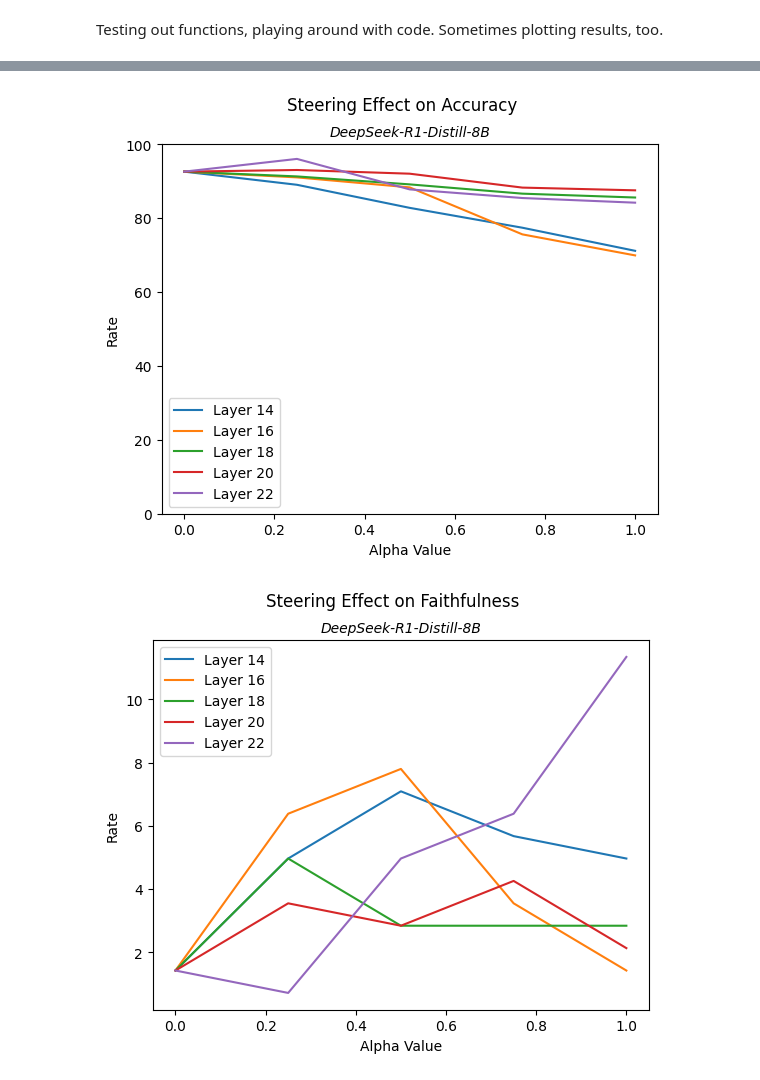
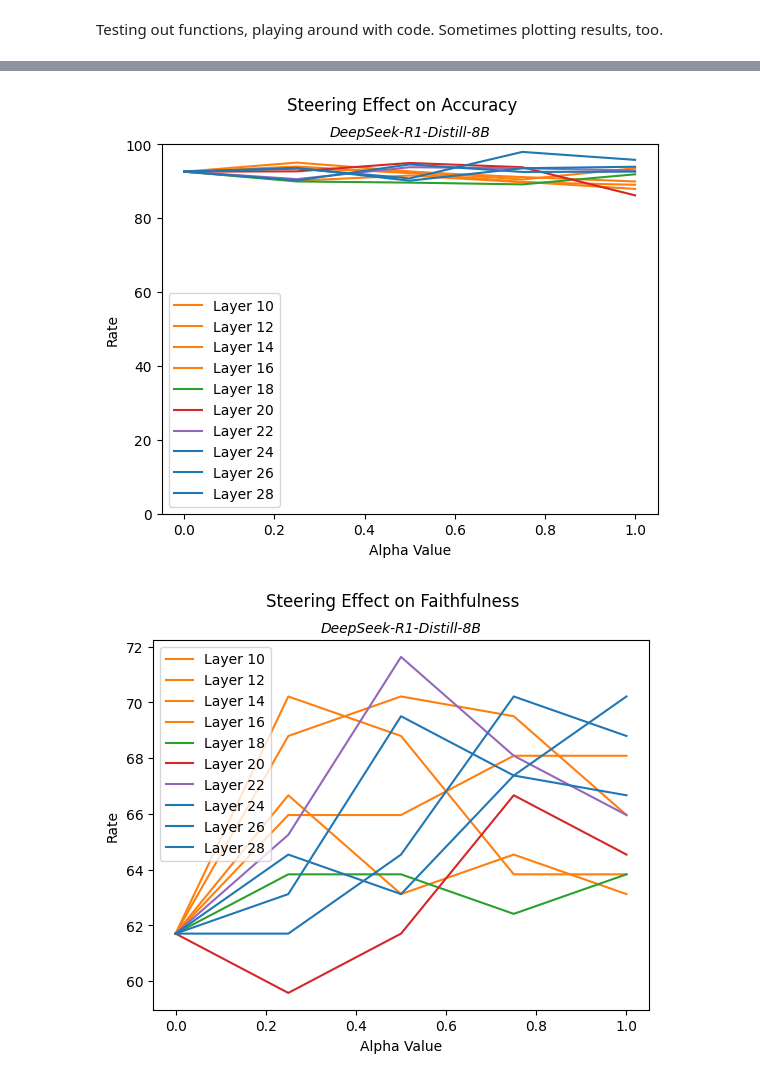
Before and after one commit to achyutha11/steering_faithfulness, a Jupyter notebook: notebooks/steering_exps.ipynb, the cells around one changed output, grey strips where cells are left out. Drawn from its saved outputs; the diff is of its cells as text; code cells hidden in the pictures.

```diff
--- a/notebooks/steering_exps.ipynb
+++ b/notebooks/steering_exps.ipynb
@@ -507,11 +36,11 @@ alphas = [0.0, 0.25, 0.5, 0.75, 1.0]
 acc_results = {}
 
 for alpha in alphas:
-    for layer in [14, 16, 18, 20, 22]:
-        if alpha == 0.0 and layer in [14, 16, 20, 22]:
+    for layer in [10, 12, 14, 16, 18, 20, 22, 24, 26, 28]:
+        if alpha == 0.0 and layer in [10, 12, 14, 16, 20, 22, 24, 26, 28]:
             acc_results[f"{alpha}_{layer}"] = [0.925531914893617, 94]
             continue
-        with open(f'../results/steered_gens/deepseek-llama3-8b/l{layer}_{alpha}_gen.json', 'rb') as file:
+        with open(f'../results/steered_gens/deepseek-llama3-8b/MMLU-Pro-Math/l{layer}_{alpha}_gen.json', 'rb') as file:
             steered_ans = json.load(file)
 
         answered = 0
@@ -551,6 +80,6 @@ acc_results
 # %%
 # Load in steering result dictionary
-with open('../results/data/deepseek-llama3-8b/steering_results.pkl', 'rb') as file:
+with open('../results/data/deepseek-llama3-8b/steering_results_start.pkl', 'rb') as file:
     steering_results = pickle.load(file)
 # %%
 steering_results
@@ -575,14 +104,25 @@ steering_results
 # %%
+ff_10 = [steering_results['l18_0.0_gen'], steering_results['l10_0.25_gen'], steering_results['l10_0.5_gen'], steering_results['l10_0.75_gen'], steering_results['l10_1.0_gen']]
+ff_12 = [steering_results['l18_0.0_gen'], steering_results['l12_0.25_gen'], steering_results['l12_0.5_gen'], steering_results['l12_0.75_gen'], steering_results['l12_1.0_gen']]
 ff_14 = [steering_results['l18_0.0_gen'], steering_results['l14_0.25_gen'], steering_results['l14_0.5_gen'], steering_results['l14_0.75_gen'], steering_results['l14_1.0_gen']]
 ff_16 = [steering_results['l18_0.0_gen'], steering_results['l16_0.25_gen'], steering_results['l16_0.5_gen'], steering_results['l16_0.75_gen'], steering_results['l16_1.0_gen']]
 ff_18 = [steering_results['l18_0.0_gen'], steering_results['l18_0.25_gen'], steering_results['l18_0.5_gen'], steering_results['l18_0.75_gen'], steering_results['l18_1.0_gen']]
 ff_20 = [steering_results['l18_0.0_gen'], steering_results['l20_0.25_gen'], steering_results['l20_0.5_gen'], steering_results['l20_0.75_gen'], steering_results['l20_1.0_gen']]
 ff_22 = [steering_results['l18_0.0_gen'], steering_results['l22_0.25_gen'], steering_results['l22_0.5_gen'], steering_results['l22_0.75_gen'], steering_results['l22_1.0_gen']]
-acc_14 = [acc_results["0.0_14"], acc_results["0.25_14"], acc_results["0.5_14"], acc_results["0.75_14"], acc_results["1.0_14"]]
-acc_16 = [acc_results["0.0_16"], acc_results["0.25_16"], acc_results["0.5_16"], acc_results["0.75_16"], acc_results["1.0_16"]]
+ff_24 = [steering_results['l18_0.0_gen'], steering_results['l24_0.25_gen'], steering_results['l24_0.5_gen'], steering_results['l24_0.75_gen'], steering_results['l24_1.0_gen']]
+ff_26 = [steering_results['l18_0.0_gen'], steering_results['l26_0.25_gen'], steering_results['l26_0.5_gen'], steering_results['l26_0.75_gen'], steering_results['l26_1.0_gen']]
+ff_28 = [steering_results['l18_0.0_gen'], steering_results['l28_0.25_gen'], steering_results['l28_0.5_gen'], steering_results['l28_0.75_gen'], steering_results['l28_1.0_gen']]
+
+acc_10 = [acc_results["0.0_18"], acc_results["0.25_10"], acc_results["0.5_10"], acc_results["0.75_10"], acc_results["1.0_10"]]
+acc_12 = [acc_results["0.0_18"], acc_results["0.25_12"], acc_results["0.5_12"], acc_results["0.75_12"], acc_results["1.0_12"]]
+acc_14 = [acc_results["0.0_18"], acc_results["0.25_14"], acc_results["0.5_14"], acc_results["0.75_14"], acc_results["1.0_14"]]
+acc_16 = [acc_results["0.0_18"], acc_results["0.25_16"], acc_results["0.5_16"], acc_results["0.75_16"], acc_results["1.0_16"]]
 acc_18 = [acc_results["0.0_18"], acc_results["0.25_18"], acc_results["0.5_18"], acc_results["0.75_18"], acc_results["1.0_18"]]
-acc_20 = [acc_results["0.0_20"], acc_results["0.25_20"], acc_results["0.5_20"], acc_results["0.75_20"], acc_results["1.0_20"]]
-acc_22 = [acc_results["0.0_22"], acc_results["0.25_22"], acc_results["0.5_22"], acc_results["0.75_22"], acc_results["1.0_22"]]
+acc_20 = [acc_results["0.0_18"], acc_results["0.25_20"], acc_results["0.5_20"], acc_results["0.75_20"], acc_results["1.0_20"]]
+acc_22 = [acc_results["0.0_18"], acc_results["0.25_22"], acc_results["0.5_22"], acc_results["0.75_22"], acc_results["1.0_22"]]
+acc_24 = [acc_results["0.0_18"], acc_results["0.25_24"], acc_results["0.5_24"], acc_results["0.75_24"], acc_results["1.0_24"]]
+acc_26 = [acc_results["0.0_18"], acc_results["0.25_26"], acc_results["0.5_26"], acc_results["0.75_26"], acc_results["1.0_26"]]
+acc_28 = [acc_results["0.0_18"], acc_results["0.25_28"], acc_results["0.5_28"], acc_results["0.75_28"], acc_results["1.0_28"]]
 # %%
 # Generate plot
 x = [0.0, 0.25, 0.5, 0.75, 1.0]
@@ -590,29 +130,39 @@ plt.suptitle("Steering Effect on Accuracy")
 plt.title("DeepSeek-R1-Distill-8B", fontsize=10, style='italic')
 plt.xlabel("Alpha Value")
 plt.ylabel("Rate")
-plt.plot(x, [100 * i[0] for i in acc_14], label="Layer 14", color="C0")
+plt.plot(x, [100 * i[0] for i in acc_10], label="Layer 10", color="C1")
+plt.plot(x, [100 * i[0] for i in acc_12], label="Layer 12", color="C1")
+plt.plot(x, [100 * i[0] for i in acc_14], label="Layer 14", color="C1")
 plt.plot(x, [100 * i[0] for i in acc_16], label="Layer 16", color="C1")
 plt.plot(x, [100 * i[0] for i in acc_18], label="Layer 18", color="C2")
 plt.plot(x, [100 * i[0] for i in acc_20], label="Layer 20", color="C3")
 plt.plot(x, [100 * i[0] for i in acc_22], label="Layer 22", color="C4")
+plt.plot(x, [100 * i[0] for i in acc_24], label="Layer 24", color="C0")
+plt.plot(x, [100 * i[0] for i in acc_26], label="Layer 26", color="C0")
+plt.plot(x, [100 * i[0] for i in acc_28], label="Layer 28", color="C0")
 plt.ylim(0, 100)
 plt.legend();
 # plt.savefig("steering_accuracy_results.png", dpi=300);
 # %% [output]
-[figure, old version]
+[figure, new version]
 # %%
 # Generate plot
 x = [0.0, 0.25, 0.5, 0.75, 1.0]
 plt.suptitle("Steering Effect on Faithfulness")
 plt.title("DeepSeek-R1-Distill-8B", fontsize=10, style='italic')
 plt.xlabel("Alpha Value")
 plt.ylabel("Rate")
-plt.plot(x, [100 * i for i in ff_14], label="Layer 14", color="C0")
+plt.plot(x, [100 * i for i in ff_10], label="Layer 10", color="C1")
+plt.plot(x, [100 * i for i in ff_12], label="Layer 12", color="C1")
+plt.plot(x, [100 * i for i in ff_14], label="Layer 14", color="C1")
 plt.plot(x, [100 * i for i in ff_16], label="Layer 16", color="C1")
 plt.plot(x, [100 * i for i in ff_18], label="Layer 18", color="C2")
 plt.plot(x, [100 * i for i in ff_20], label="Layer 20", color="C3")
 plt.plot(x, [100 * i for i in ff_22], label="Layer 22", color="C4")
+plt.plot(x, [100 * i for i in ff_24], label="Layer 24", color="C0")
+plt.plot(x, [100 * i for i in ff_26], label="Layer 26", color="C0")
+plt.plot(x, [100 * i for i in ff_28], label="Layer 28", color="C0")
 plt.legend();
-# plt.savefig("steering_faithfulness_results.png", dpi=300);
+# plt.savefig("steering_faithfulness_results_openr1.png", dpi=300);
 # %% [output]
-[figure, old version]
+[figure, new version]
```
Also changed, not shown: parts of 36 cells of this notebook.
